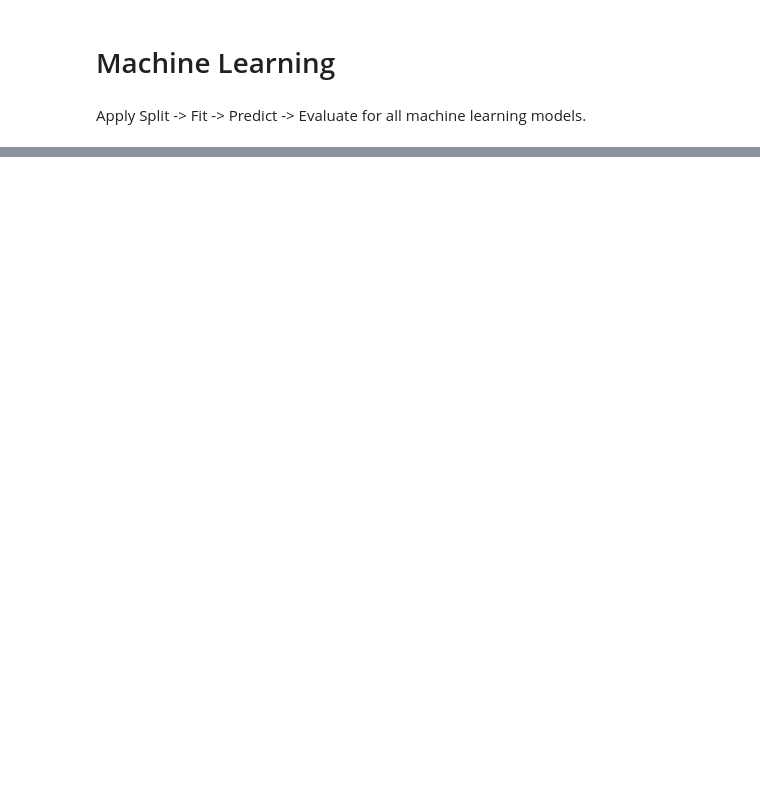
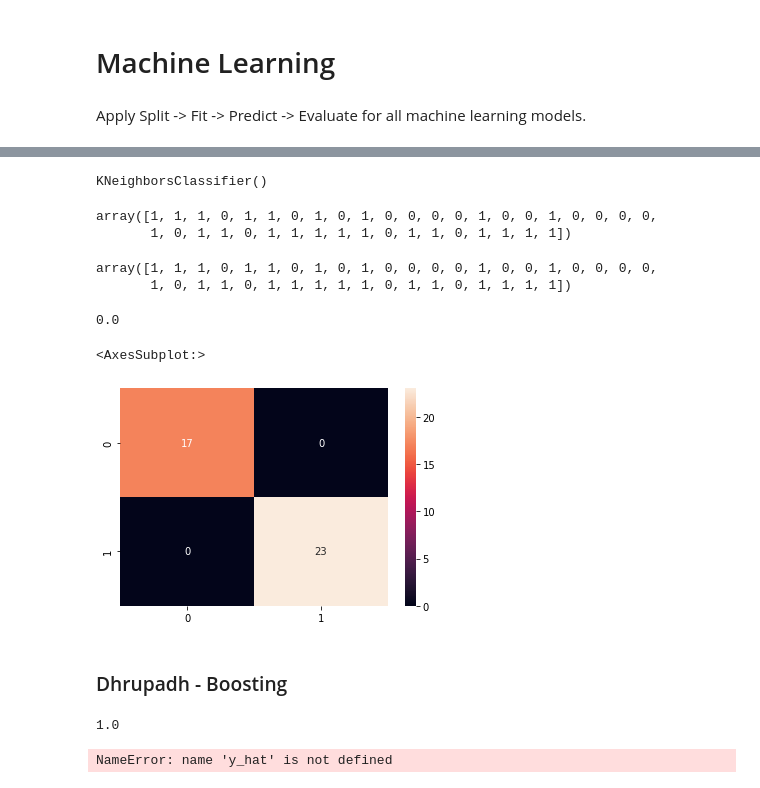
Before and after one commit to ritumsingh23/SC22-BatchC-green-titans, a Jupyter notebook: Green-Titans_Project/Swiss_Bank_Notes_Project.ipynb, the cells around one changed output, grey strips where cells are left out. Saved outputs shown, nothing was run; the diff lists cells and outputs as text; code cells hidden in the pictures; blank space fills up the shorter version.

```diff
--- a/Green-Titans_Project/Swiss_Bank_Notes_Project.ipynb
+++ b/Green-Titans_Project/Swiss_Bank_Notes_Project.ipynb
@@ -219,0 +432,34 @@ from sklearn import svm
+# %%
+k=5
+my_KNN_model = KNN(n_neighbors=k)
+# %%
+my_KNN_model.fit(x_train, y_train)
+# %% [output]
+KNeighborsClassifier()
+# %%
+p_hat = my_KNN_model.predict(x_test)
+# %%
+np.array(y_test)
+# %% [output]
+array([1, 1, 1, 0, 1, 1, 0, 1, 0, 1, 0, 0, 0, 0, 1, 0, 0, 1, 0, 0, 0, 0,
+       1, 0, 1, 1, 0, 1, 1, 1, 1, 1, 0, 1, 1, 0, 1, 1, 1, 1])
+# %%
+np.array(y_test)
+# %% [output]
+array([1, 1, 1, 0, 1, 1, 0, 1, 0, 1, 0, 0, 0, 0, 1, 0, 0, 1, 0, 0, 0, 0,
+       1, 0, 1, 1, 0, 1, 1, 1, 1, 1, 0, 1, 1, 0, 1, 1, 1, 1])
+# %%
+total_squared_error = (np.sum((y_test - p_hat)**2))
+mean_squared_error = total_squared_error/len(y_test)
+print(mean_squared_error)
+# %% [output]
+0.0
+# %%
+from sklearn.metrics import confusion_matrix
+import seaborn as sns
+sns.heatmap(confusion_matrix(y_test, p_hat), annot=True, fmt='g')
+# %% [output]
+<AxesSubplot:>
+[figure, added]
+# %% [markdown]
+### Dhrupadh - Boosting
@@ -219,0 +471,9 @@ from sklearn import svm
+# %%
+MyGBC.score(x_test, y_test)
+# %% [output]
+1.0
+# %%
+from sklearn.metrics import classification_report
+print(classification_report(y_test, y_hat))
+# %% [output]
+NameError: name 'y_hat' is not defined
```
Also changed, not shown: parts of 71 cells of this notebook, 3 other files.
